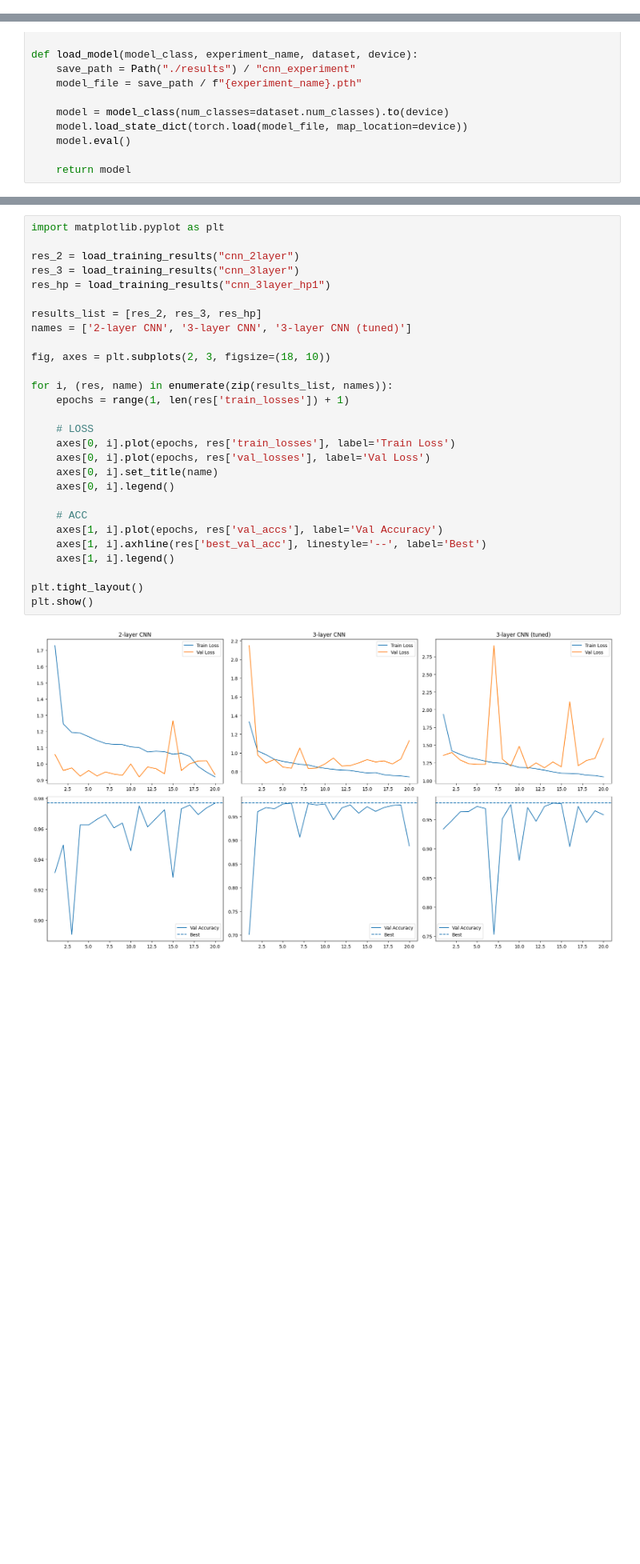
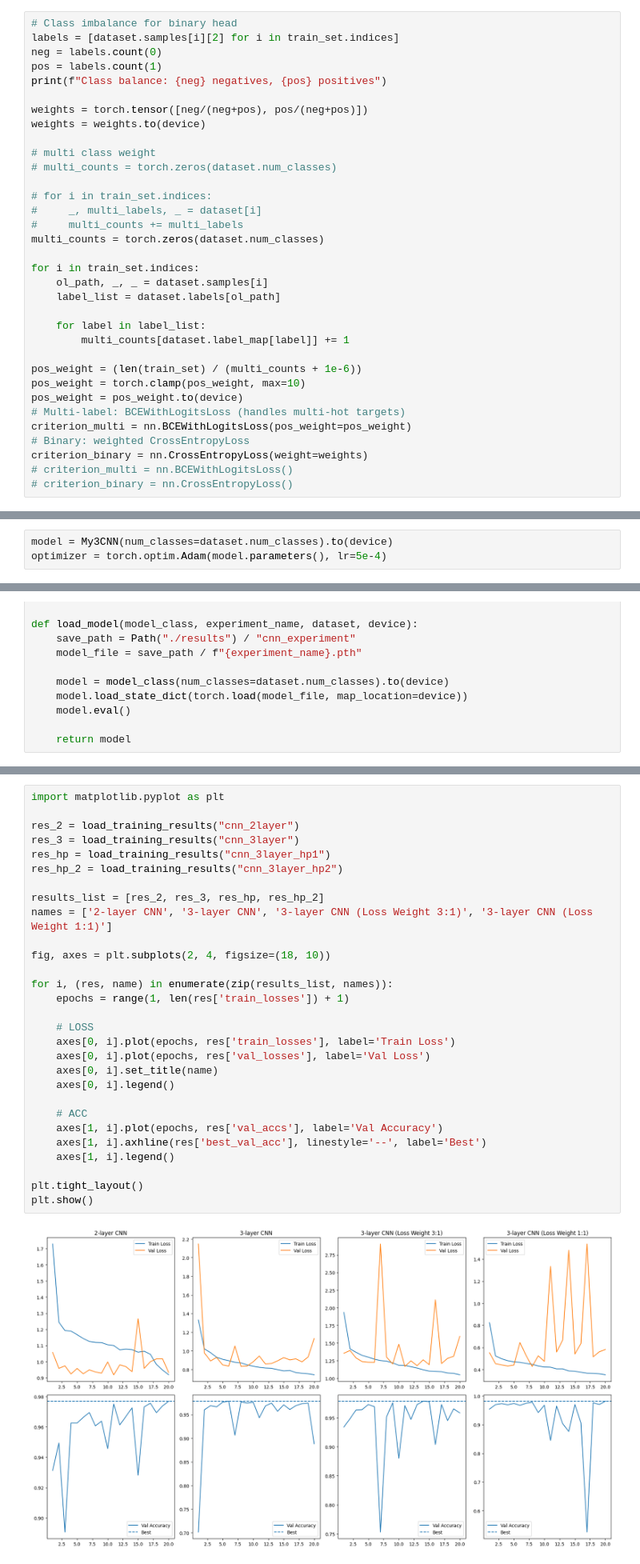
Before and after one commit to senggkiat/anomaly_detection_xray_scans, a Jupyter notebook: notebooks/1_cnn.ipynb, the cells around one changed output, grey strips where cells are left out. Shown at 80% size. Saved outputs shown, nothing was run; the diff lists cells and outputs as text; blank space fills up the shorter version.

Commit message:
added new cnn results

```diff
--- a/notebooks/1_cnn.ipynb
+++ b/notebooks/1_cnn.ipynb
@@ -940,0 +987,34 @@ Epoch 7/20 | Train Loss: 1.2515 | Val Loss: 2.9048 | Val Acc: 0.7531
+# %%
+# Class imbalance for binary head
+labels = [dataset.samples[i][2] for i in train_set.indices]
+neg = labels.count(0)
+pos = labels.count(1)
+print(f"Class balance: {neg} negatives, {pos} positives")
+
+weights = torch.tensor([neg/(neg+pos), pos/(neg+pos)])
+weights = weights.to(device)
+
+# multi class weight
+# multi_counts = torch.zeros(dataset.num_classes)
+
+# for i in train_set.indices:
+#     _, multi_labels, _ = dataset[i]
+#     multi_counts += multi_labels
+multi_counts = torch.zeros(dataset.num_classes)
+
+for i in train_set.indices:
+    ol_path, _, _ = dataset.samples[i]
+    label_list = dataset.labels[ol_path]
+
+    for label in label_list:
+        multi_counts[dataset.label_map[label]] += 1
+
+pos_weight = (len(train_set) / (multi_counts + 1e-6))
+pos_weight = torch.clamp(pos_weight, max=10)
+pos_weight = pos_weight.to(device)
+# Multi-label: BCEWithLogitsLoss (handles multi-hot targets)
+criterion_multi = nn.BCEWithLogitsLoss(pos_weight=pos_weight)
+# Binary: weighted CrossEntropyLoss
+criterion_binary = nn.CrossEntropyLoss(weight=weights)
+# criterion_multi = nn.BCEWithLogitsLoss()
+# criterion_binary = nn.CrossEntropyLoss()
@@ -940,0 +1023,3 @@ Epoch 7/20 | Train Loss: 1.2515 | Val Loss: 2.9048 | Val Acc: 0.7531
+# %%
+model = My3CNN(num_classes=dataset.num_classes).to(device)
+optimizer = torch.optim.Adam(model.parameters(), lr=5e-4)
@@ -1107,30 +1442,31 @@ weighted avg       0.98      0.98      0.98      1600
 # %%
 import matplotlib.pyplot as plt
 
 res_2 = load_training_results("cnn_2layer")
 res_3 = load_training_results("cnn_3layer")
 res_hp = load_training_results("cnn_3layer_hp1")
+res_hp_2 = load_training_results("cnn_3layer_hp2")
 
-results_list = [res_2, res_3, res_hp]
-names = ['2-layer CNN', '3-layer CNN', '3-layer CNN (tuned)']
+results_list = [res_2, res_3, res_hp, res_hp_2]
+names = ['2-layer CNN', '3-layer CNN', '3-layer CNN (Loss Weight 3:1)', '3-layer CNN (Loss Weight 1:1)']
 
-fig, axes = plt.subplots(2, 3, figsize=(18, 10))
+fig, axes = plt.subplots(2, 4, figsize=(18, 10))
 
 for i, (res, name) in enumerate(zip(results_list, names)):
     epochs = range(1, len(res['train_losses']) + 1)
 
     # LOSS
     axes[0, i].plot(epochs, res['train_losses'], label='Train Loss')
     axes[0, i].plot(epochs, res['val_losses'], label='Val Loss')
     axes[0, i].set_title(name)
     axes[0, i].legend()
 
     # ACC
     axes[1, i].plot(epochs, res['val_accs'], label='Val Accuracy')
     axes[1, i].axhline(res['best_val_acc'], linestyle='--', label='Best')
     axes[1, i].legend()
 
 plt.tight_layout()
 plt.show()
 # %% [output]
-[figure, old version]
+[figure, new version]
```
Also changed, not shown: parts of 15 cells of this notebook, 5 other files.
